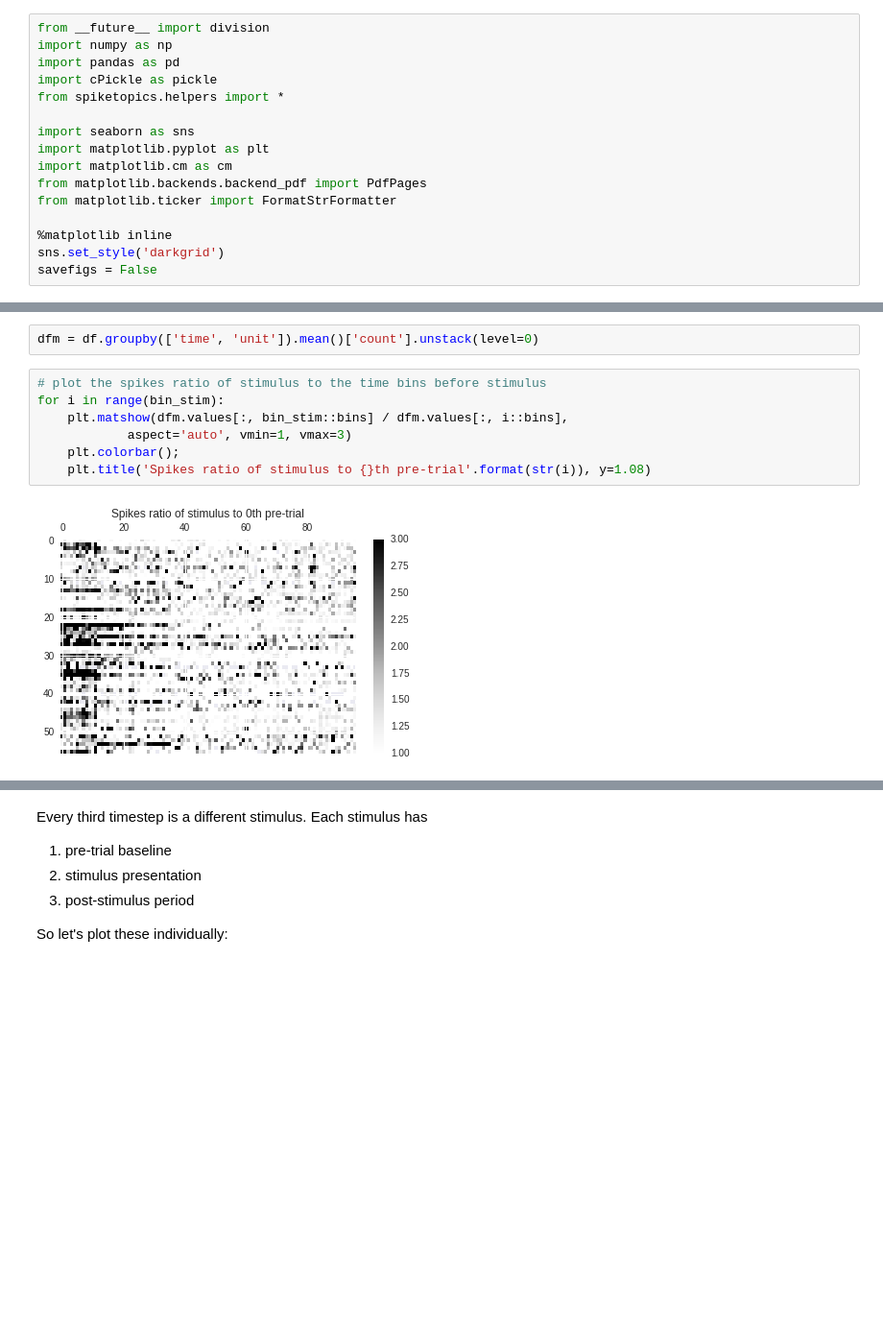
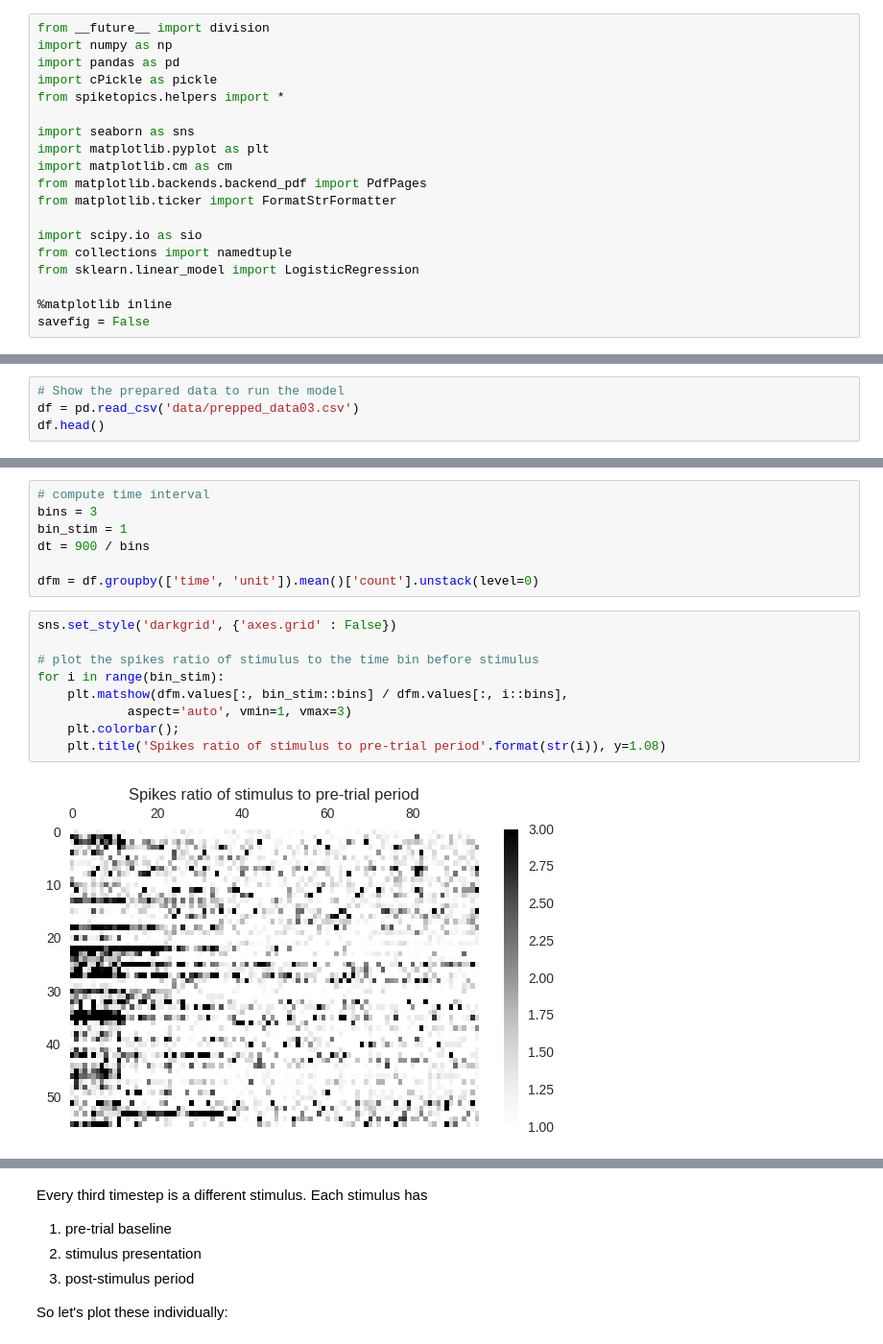
Before and after one commit to pearsonlab/spiketopics, a Jupyter notebook: experiments/imgclust/explore_inferred_states.ipynb, the cells around one changed output, grey strips where cells are left out. Shown at 96% size. Cells and saved outputs as stored; diff of their text form; blank space fills up the shorter version.

```diff
--- a/experiments/imgclust/explore_inferred_states.ipynb
+++ b/experiments/imgclust/explore_inferred_states.ipynb
@@ -31,6 +31,9 @@ import matplotlib.cm as cm
 from matplotlib.backends.backend_pdf import PdfPages
 from matplotlib.ticker import FormatStrFormatter
 
+import scipy.io as sio
+from collections import namedtuple
+from sklearn.linear_model import LogisticRegression
+
 %matplotlib inline
-sns.set_style('darkgrid')
-savefigs = False
+savefig = False
@@ -60,0 +44,4 @@ df.head()
+# %%
+# Show the prepared data to run the model
+df = pd.read_csv('data/prepped_data03.csv')
+df.head()
@@ -61,14 +55,21 @@ df.head()
 # %%
+# compute time interval
+bins = 3
+bin_stim = 1
+dt = 900 / bins
+
 dfm = df.groupby(['time', 'unit']).mean()['count'].unstack(level=0)
 # %%
-# plot the spikes ratio of stimulus to the time bins before stimulus
+sns.set_style('darkgrid', {'axes.grid' : False})
+
+# plot the spikes ratio of stimulus to the time bin before stimulus
 for i in range(bin_stim):
     plt.matshow(dfm.values[:, bin_stim::bins] / dfm.values[:, i::bins],
             aspect='auto', vmin=1, vmax=3)
     plt.colorbar();
-    plt.title('Spikes ratio of stimulus to {}th pre-trial'.format(str(i)), y=1.08)
+    plt.title('Spikes ratio of stimulus to pre-trial period'.format(str(i)), y=1.08)
 # %% [output]
-[figure, old version]
+[figure, new version]
 # %%
 # plot the stimulus ratio
 dfmm = df.groupby('time').mean()['count']
```
Also changed, not shown: parts of 122 cells of this notebook.
